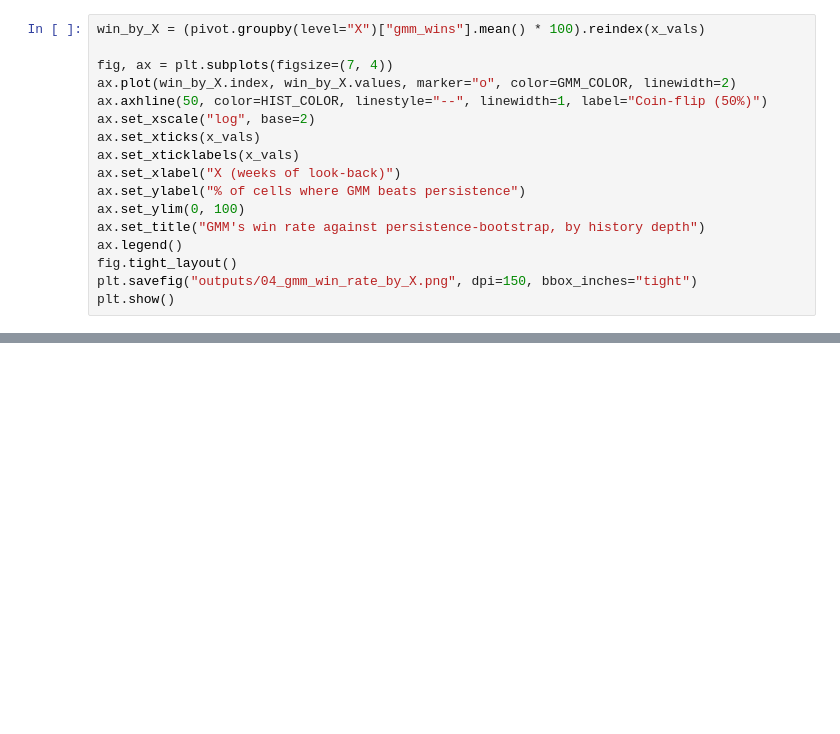
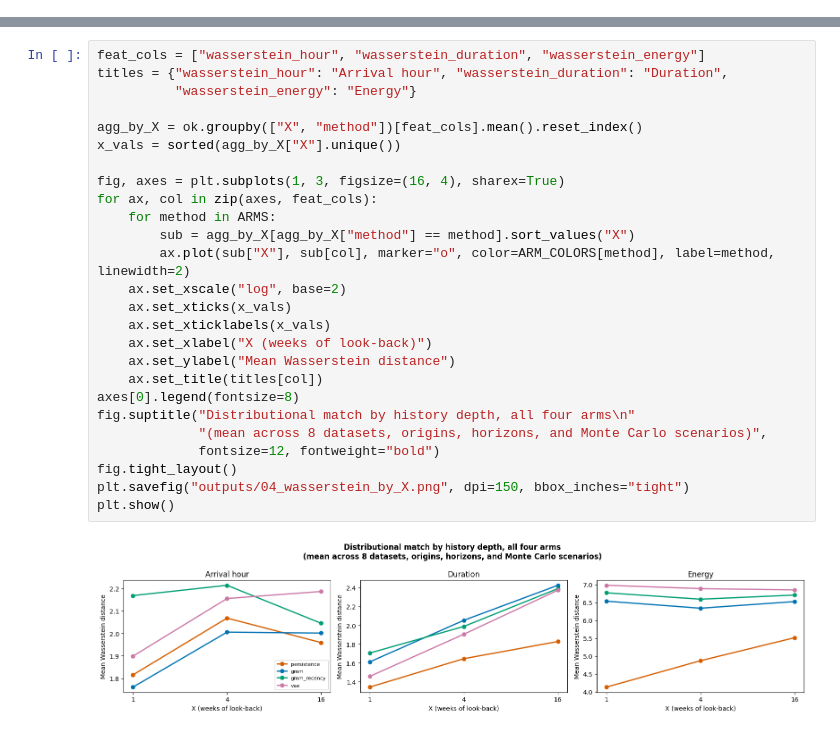
Before and after one commit to yvenn-amara/GEARS, a Jupyter notebook: notebooks/4_persistence_vs_gmm_benchmark.ipynb, the cells around one changed output, grey strips where cells are left out. Saved outputs shown, nothing was run; the diff lists cells and outputs as text; blank space fills up the shorter version.

```diff
--- a/notebooks/4_persistence_vs_gmm_benchmark.ipynb
+++ b/notebooks/4_persistence_vs_gmm_benchmark.ipynb
@@ -236,17 +187,0 @@ Overall GMM win rate: 9.9%
-# %%
-win_by_X = (pivot.groupby(level="X")["gmm_wins"].mean() * 100).reindex(x_vals)
-
-fig, ax = plt.subplots(figsize=(7, 4))
-ax.plot(win_by_X.index, win_by_X.values, marker="o", color=GMM_COLOR, linewidth=2)
-ax.axhline(50, color=HIST_COLOR, linestyle="--", linewidth=1, label="Coin-flip (50%)")
-ax.set_xscale("log", base=2)
-ax.set_xticks(x_vals)
-ax.set_xticklabels(x_vals)
-ax.set_xlabel("X (weeks of look-back)")
-ax.set_ylabel("% of cells where GMM beats persistence")
-ax.set_ylim(0, 100)
-ax.set_title("GMM's win rate against persistence-bootstrap, by history depth")
-ax.legend()
-fig.tight_layout()
-plt.savefig("outputs/04_gmm_win_rate_by_X.png", dpi=150, bbox_inches="tight")
-plt.show()
@@ -342,0 +207,28 @@ on a machine with more time/cores available for the numbers to cite in the manus
+# %%
+feat_cols = ["wasserstein_hour", "wasserstein_duration", "wasserstein_energy"]
+titles = {"wasserstein_hour": "Arrival hour", "wasserstein_duration": "Duration",
+          "wasserstein_energy": "Energy"}
+
+agg_by_X = ok.groupby(["X", "method"])[feat_cols].mean().reset_index()
+x_vals = sorted(agg_by_X["X"].unique())
+
+fig, axes = plt.subplots(1, 3, figsize=(16, 4), sharex=True)
+for ax, col in zip(axes, feat_cols):
+    for method in ARMS:
+        sub = agg_by_X[agg_by_X["method"] == method].sort_values("X")
+        ax.plot(sub["X"], sub[col], marker="o", color=ARM_COLORS[method], label=method, linewidth=2)
+    ax.set_xscale("log", base=2)
+    ax.set_xticks(x_vals)
+    ax.set_xticklabels(x_vals)
+    ax.set_xlabel("X (weeks of look-back)")
+    ax.set_ylabel("Mean Wasserstein distance")
+    ax.set_title(titles[col])
+axes[0].legend(fontsize=8)
+fig.suptitle("Distributional match by history depth, all four arms\n"
+             "(mean across 8 datasets, origins, horizons, and Monte Carlo scenarios)",
+             fontsize=12, fontweight="bold")
+fig.tight_layout()
+plt.savefig("outputs/04_wasserstein_by_X.png", dpi=150, bbox_inches="tight")
+plt.show()
+# %% [output]
+[figure, added]
```
Also changed, not shown: parts of 45 cells of this notebook, 2 other files.
